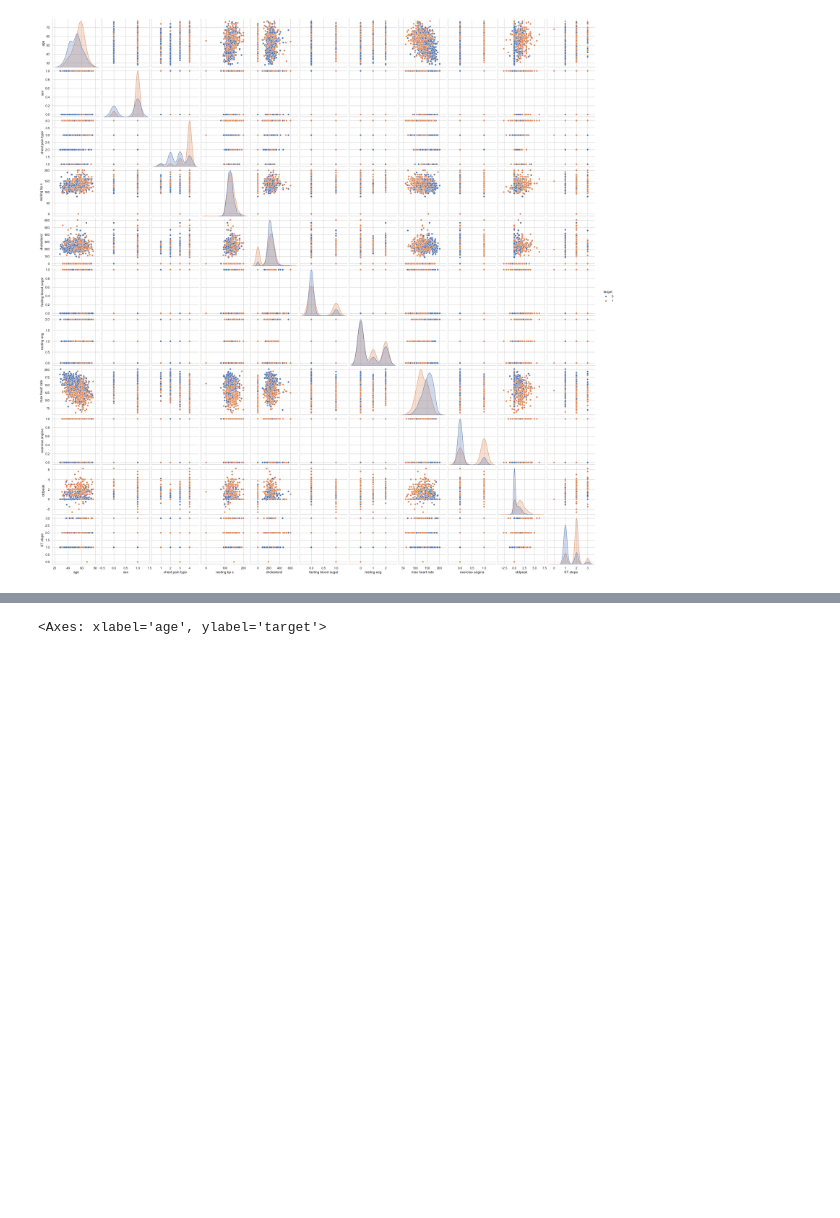
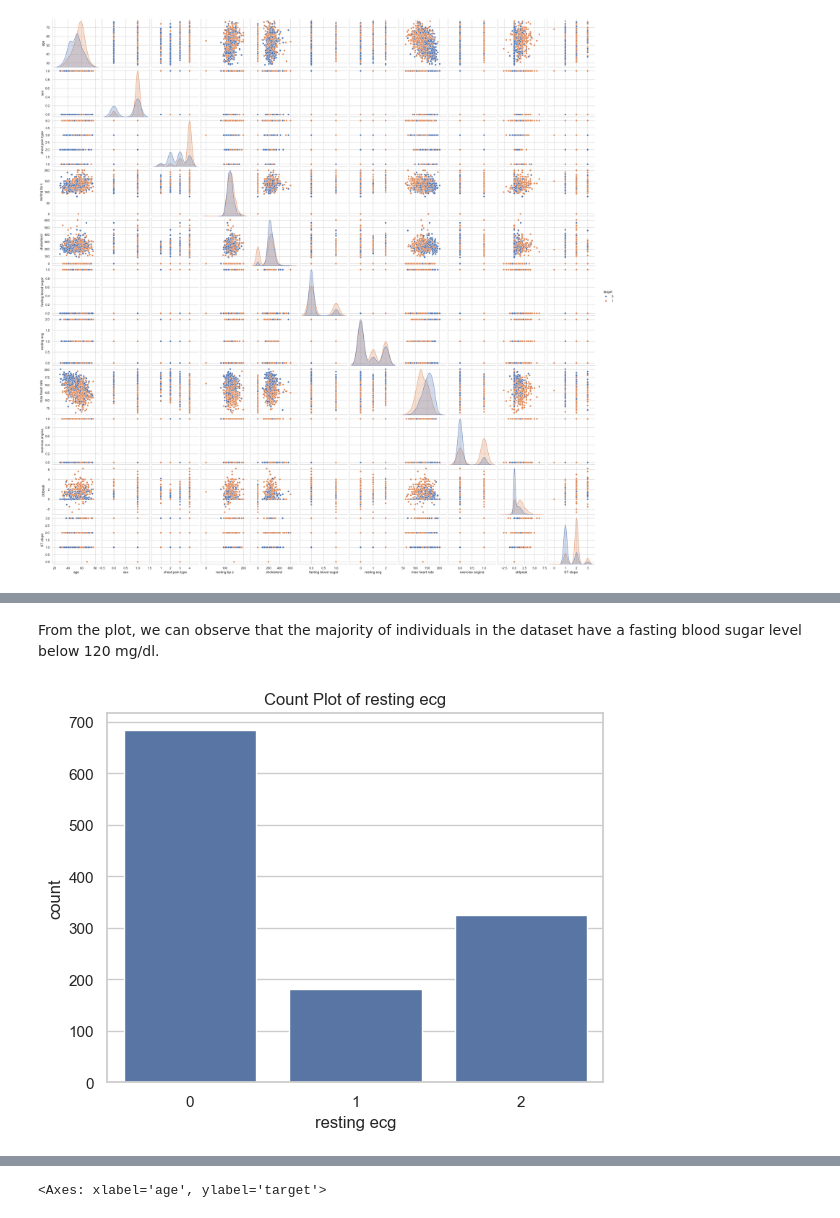
Before and after one commit to VCDN-2024/pdan8411-part-2-talia0404, a Jupyter notebook: PDAN Part 2 Version 3.ipynb, the cells around one changed output, grey strips where cells are left out. Saved outputs shown, nothing was run; the diff lists cells and outputs as text; code cells hidden in the pictures; blank space fills up the shorter version.

```diff
--- a/PDAN Part 2 Version 3.ipynb
+++ b/PDAN Part 2 Version 3.ipynb
@@ -370,0 +379,10 @@ Interpretation for resting ecg:
+# %% [markdown]
+ From the plot, we can observe that the majority of individuals in the dataset have a fasting blood sugar level below 120 mg/dl.
+# %%
+sns.countplot(x='resting ecg', data=df_cleaned)
+
+plt.title('Count Plot of resting ecg')
+
+plt.show()
+# %% [output]
+[figure, added]
```
Also changed, not shown: parts of 34 cells of this notebook.
